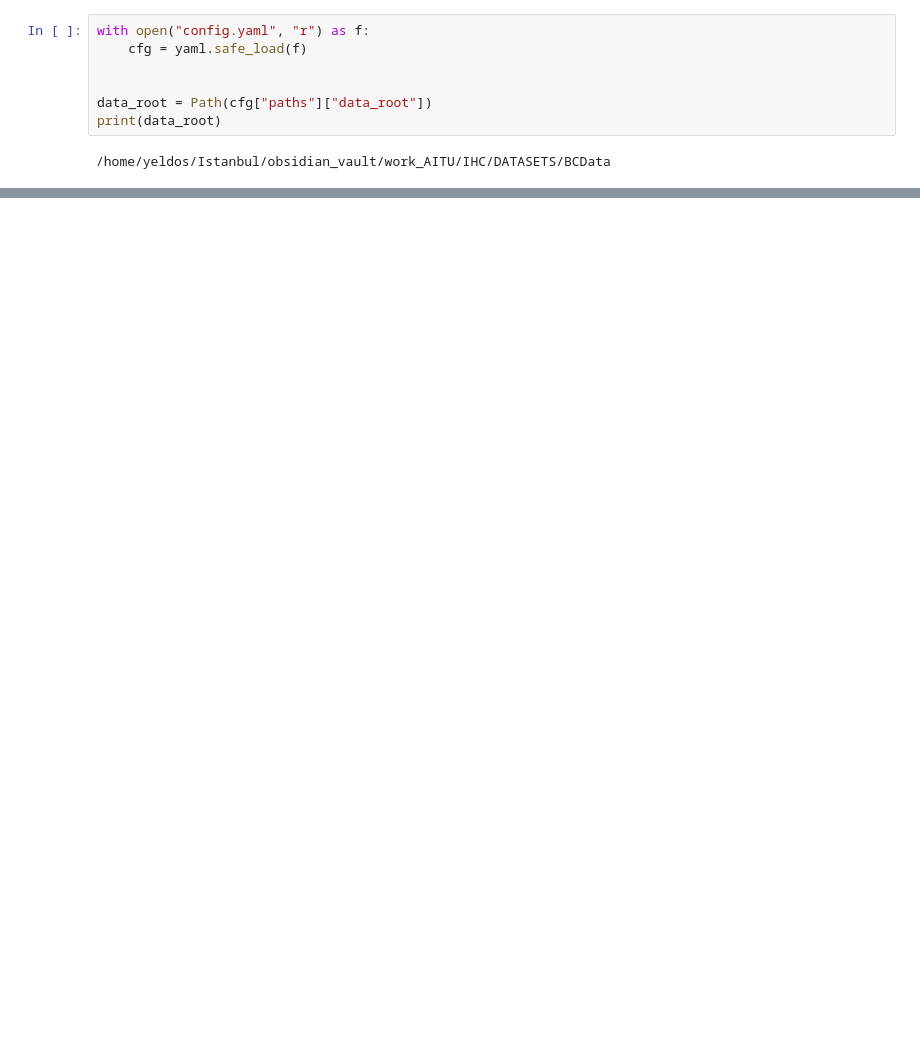
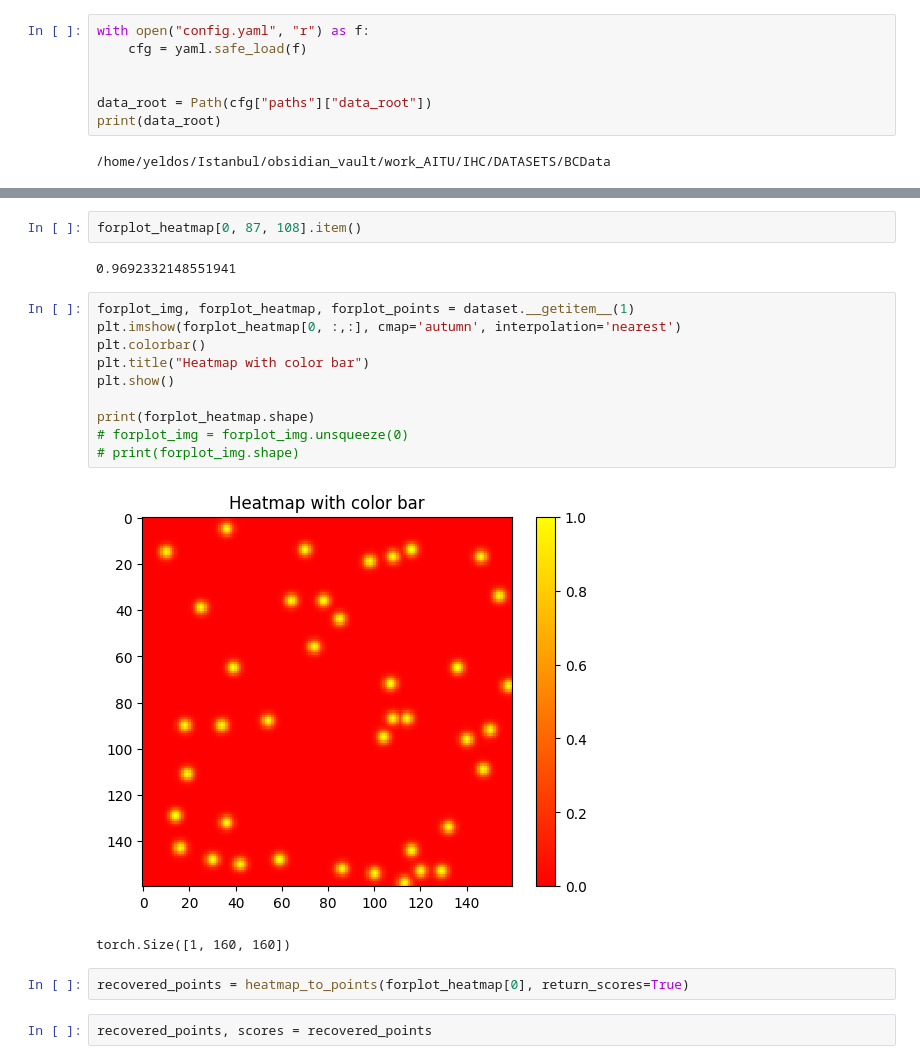
Before and after one commit to Sholtan/BCData_Ki67, a Jupyter notebook: test_model.ipynb, the cells around one changed output, grey strips where cells are left out. Cells and saved outputs as stored; diff of their text form; blank space fills up the shorter version.

```diff
--- a/test_model.ipynb
+++ b/test_model.ipynb
@@ -27,0 +116,21 @@ dataset_fast = BCDataDataset(root = data_root,
+# %%
+forplot_heatmap[0, 87, 108].item()
+# %% [output]
+0.9692332148551941
+# %%
+forplot_img, forplot_heatmap, forplot_points = dataset.__getitem__(1)
+plt.imshow(forplot_heatmap[0, :,:], cmap='autumn', interpolation='nearest')
+plt.colorbar()
+plt.title("Heatmap with color bar")
+plt.show()
+
+print(forplot_heatmap.shape)
+# forplot_img = forplot_img.unsqueeze(0)
+# print(forplot_img.shape)
+# %% [output]
+[figure, added]
+torch.Size([1, 160, 160])
+# %%
+recovered_points = heatmap_to_points(forplot_heatmap[0], return_scores=True)
+# %%
+recovered_points, scores = recovered_points
```
Also changed, not shown: parts of 11 cells of this notebook, 4 other files.
